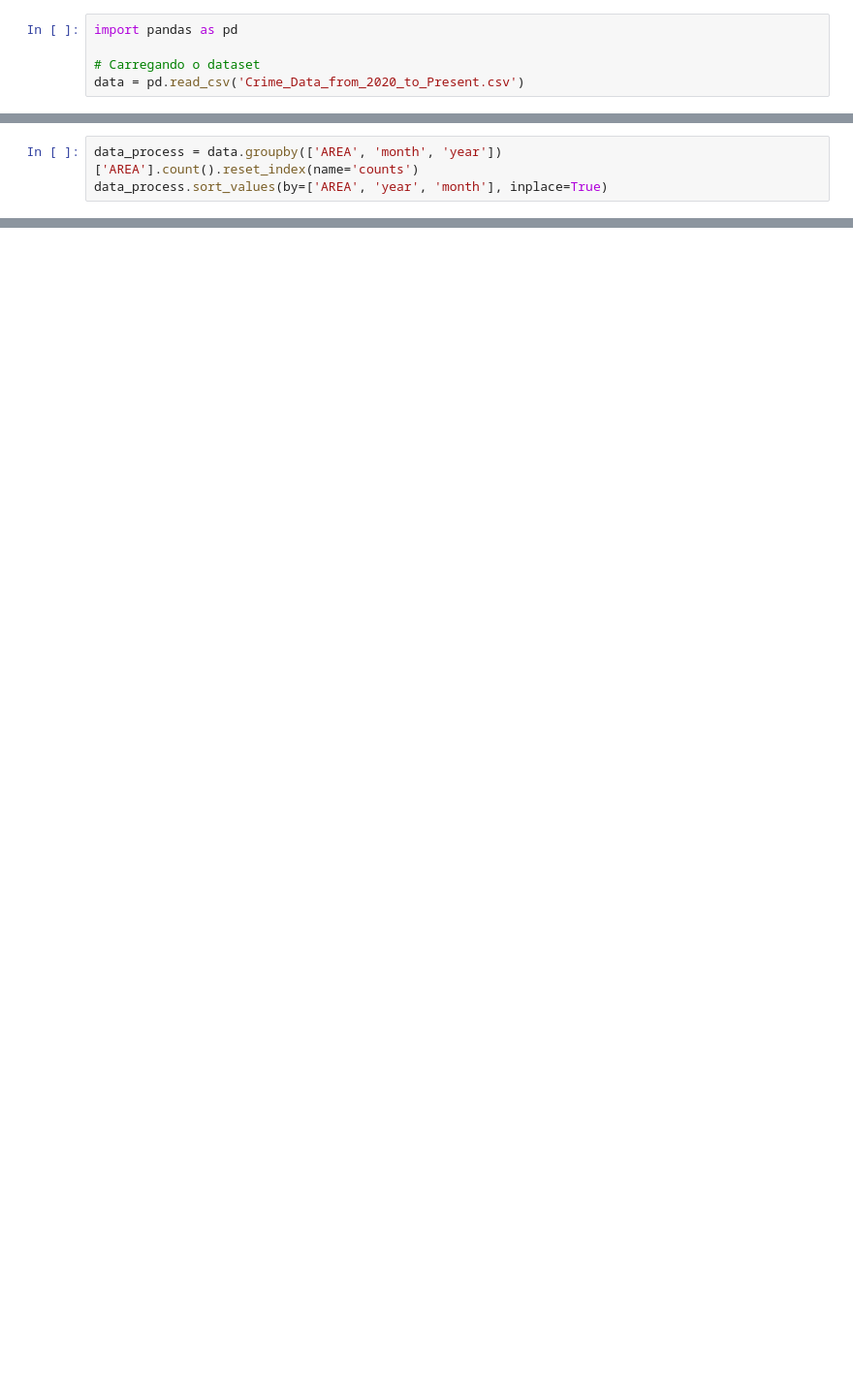
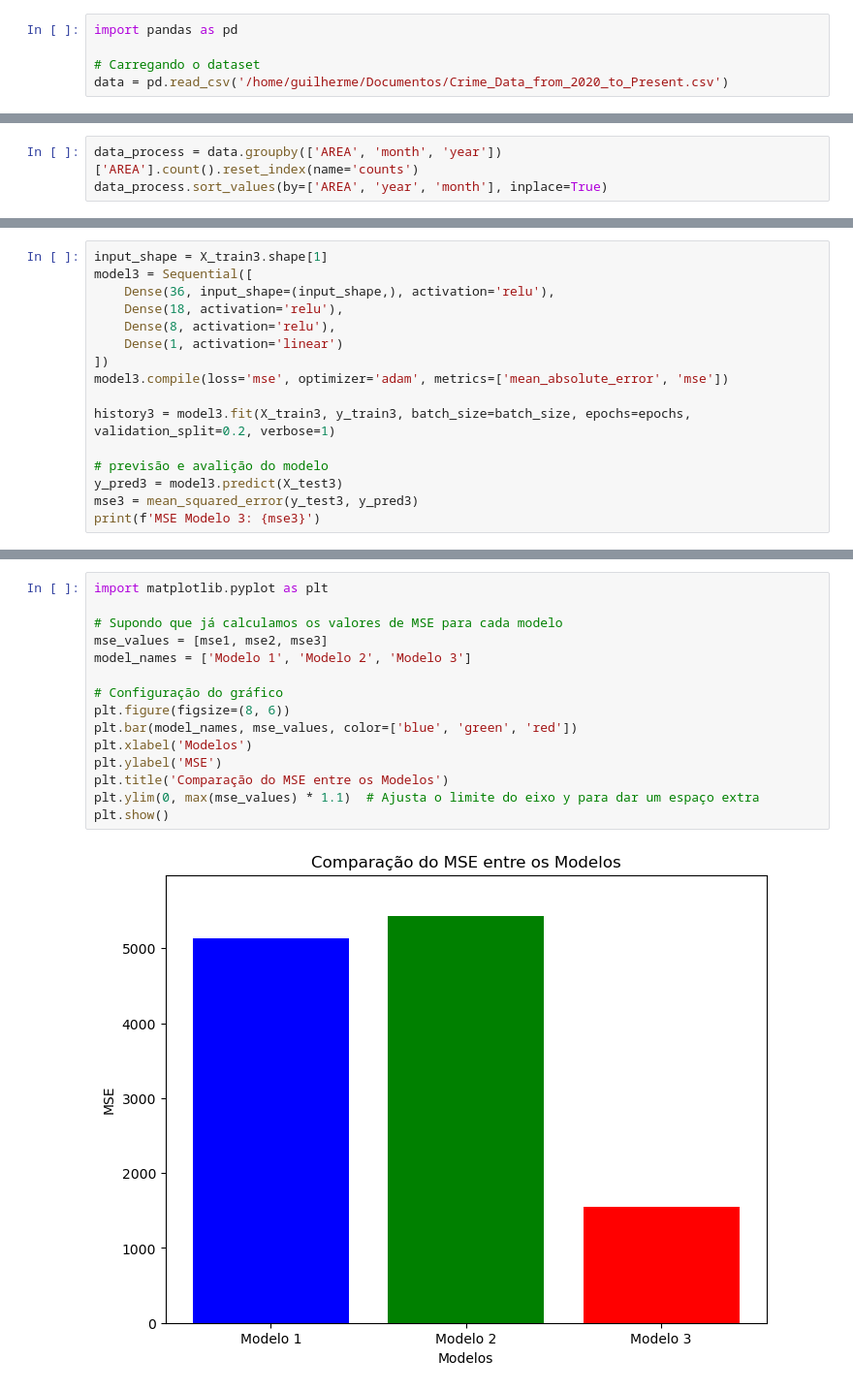
Before and after one commit to quguit/Manchine-Learning, a Jupyter notebook: CrimePredictionArea/CrimePredictionArea.ipynb, the cells around one changed output, grey strips where cells are left out. Shown at 97% size. Saved outputs shown, nothing was run; the diff lists cells and outputs as text; blank space fills up the shorter version.

Commit message:
finish CrimePredictionArea

```diff
--- a/CrimePredictionArea/CrimePredictionArea.ipynb
+++ b/CrimePredictionArea/CrimePredictionArea.ipynb
@@ -2,5 +2,5 @@
 import pandas as pd
 
 # Carregando o dataset
-data = pd.read_csv('Crime_Data_from_2020_to_Present.csv')
+data = pd.read_csv('/home/guilherme/Documentos/Crime_Data_from_2020_to_Present.csv')
 # %% [markdown]
@@ -120,0 +196,16 @@ Comparar os Modelos
+# %%
+input_shape = X_train3.shape[1]
+model3 = Sequential([
+    Dense(36, input_shape=(input_shape,), activation='relu'),
+    Dense(18, activation='relu'),
+    Dense(8, activation='relu'),
+    Dense(1, activation='linear')
+])
+model3.compile(loss='mse', optimizer='adam', metrics=['mean_absolute_error', 'mse'])
+
+history3 = model3.fit(X_train3, y_train3, batch_size=batch_size, epochs=epochs, validation_split=0.2, verbose=1)
+
+# previsão e avalição do modelo
+y_pred3 = model3.predict(X_test3)
+mse3 = mean_squared_error(y_test3, y_pred3)
+print(f'MSE Modelo 3: {mse3}')
@@ -137 +249,18 @@ MSE Modelo 3: 1964.7047244653306
 Modelo 3 teve o melhor desempenho.
+# %%
+import matplotlib.pyplot as plt
+
+# Supondo que já calculamos os valores de MSE para cada modelo
+mse_values = [mse1, mse2, mse3]
+model_names = ['Modelo 1', 'Modelo 2', 'Modelo 3']
+
+# Configuração do gráfico
+plt.figure(figsize=(8, 6))
+plt.bar(model_names, mse_values, color=['blue', 'green', 'red'])
+plt.xlabel('Modelos')
+plt.ylabel('MSE')
+plt.title('Comparação do MSE entre os Modelos')
+plt.ylim(0, max(mse_values) * 1.1)  # Ajusta o limite do eixo y para dar um espaço extra
+plt.show()
+# %% [output]
+[figure, added]
```
Also changed, not shown: parts of 37 cells of this notebook, 7 other files.
